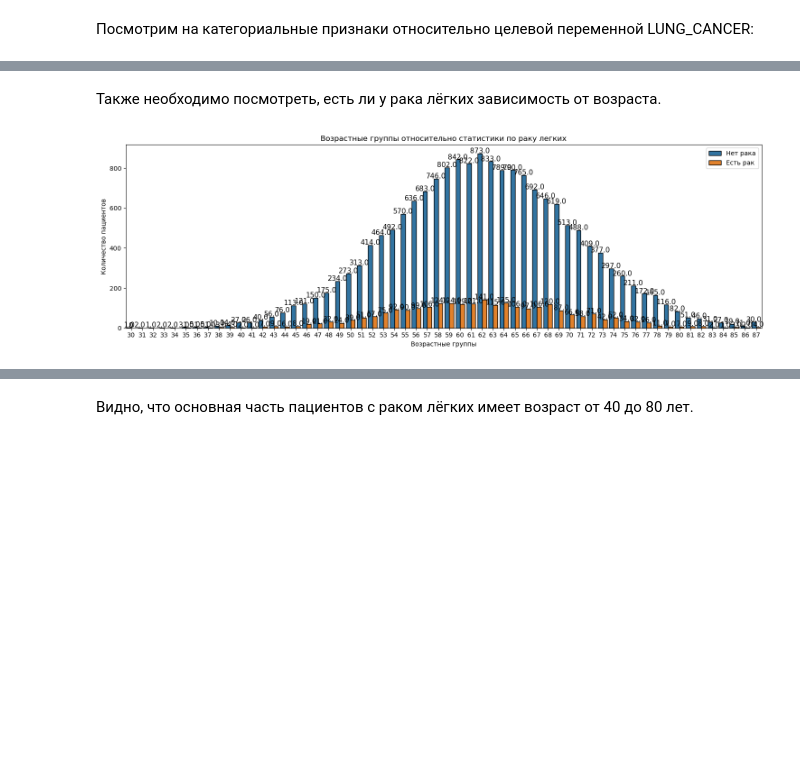
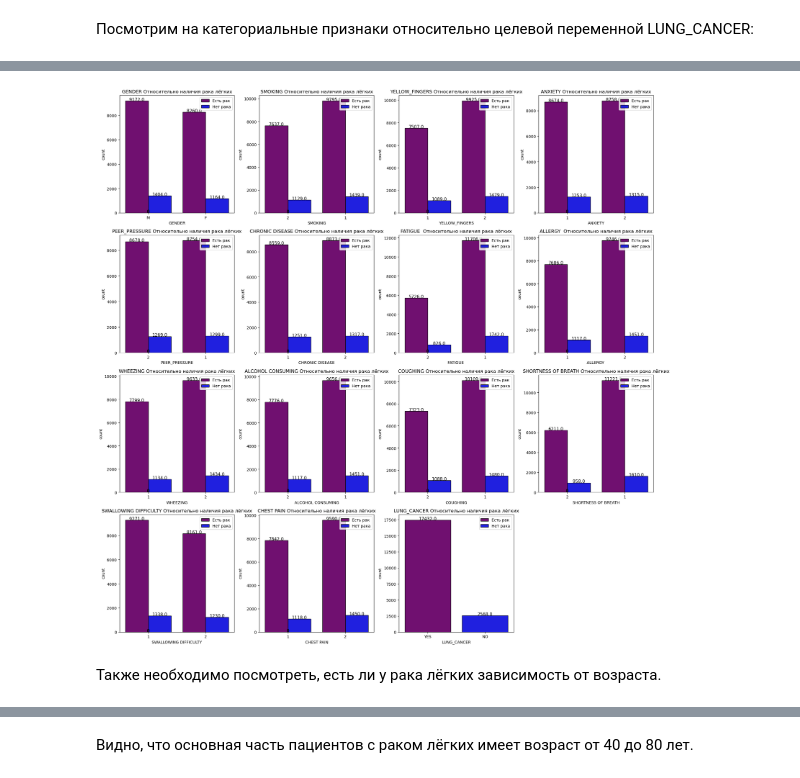
Before and after one commit to Therainbowmushroom/Data_engineering_project, a Jupyter notebook: notebooks/EDA.ipynb, the cells around one changed output, grey strips where cells are left out. Cells and saved outputs as stored; diff of their text form; code cells hidden in the pictures; blank space fills up the shorter version.

```diff
--- a/notebooks/EDA.ipynb
+++ b/notebooks/EDA.ipynb
@@ -308,32 +283,44 @@ plt.show()
+# %%
+n_features = len(category_column)
+n_cols = 4
+n_rows = math.ceil(n_features / n_cols)
+
+fig, axes = plt.subplots(nrows=n_rows, ncols=n_cols, figsize=(20, 5*n_rows))
+
+# Определяем кастомную палитру
+custom_palette = {'YES': 'purple', 'NO': 'blue'}
+
+for i in range(n_features):
+    plt.subplot(n_rows, n_cols, i + 1)
+    ax = sns.countplot(
+        data=df_lung,
+        x=category_column[i],
+        hue="LUNG_CANCER",
+        edgecolor="black",
+        palette=custom_palette  # Применяем нашу палитру
+    )
+
+    # Добавляем подписи значений на столбцы
+    for rect in ax.patches:
+        ax.text(
+            rect.get_x() + rect.get_width() / 2,
+            rect.get_height() + 2,
+            rect.get_height(),
+            horizontalalignment="center",
+            fontsize=11,
+        )
+
+    ax.set_xticklabels(unique_dict[category_column[i]])
+    plt.legend(["Есть рак", "Нет рака"], loc="upper right")
+    title = category_column[i] + " Относительно наличия рака лёгких"
+    plt.title(title)
+
+for i in range(n_features, n_rows * n_cols):
+    fig.delaxes(axes.flatten()[i])
+
+plt.tight_layout()
+plt.show()
+# %% [output]
+[figure, added]
 # %% [markdown]
 Также необходимо посмотреть, есть ли у рака лёгких зависимость от возраста.
-# %%
-fig, ax = plt.subplots(nrows=1, ncols=1, figsize=(15, 5))  # создаем фигуру с 1 графиком
-
-plt.subplot(1, 1, 1)  # выбираем место для графика
-ax = sns.countplot(
-    data=df_lung,
-    x=['AGE'][0],
-    hue="LUNG_CANCER",
-    edgecolor="black",
-)  # строим столбчатую диаграмму распределения возрастных групп с разбивкой по раку легких
-
-# Добавляем подписи значений на столбцы
-for rect in ax.patches:
-    ax.text(
-        rect.get_x() + rect.get_width() / 2,
-        rect.get_height() + 2,
-        rect.get_height(),
-        horizontalalignment="center",
-        fontsize=11,
-    )
-
-plt.legend(["Нет рака", "Есть рак"], loc="upper right")  # добавляем легенду для классов
-title = "Возрастные группы относительно статистики по раку легких"  # формируем заголовок графика
-plt.title(title)  # устанавливаем заголовок графика
-plt.xlabel("Возрастные группы")
-plt.ylabel("Количество пациентов")
-plt.tight_layout()
-plt.show()
-# %% [output]
-[figure, removed]
```
Also changed, not shown: parts of 23 cells of this notebook.
